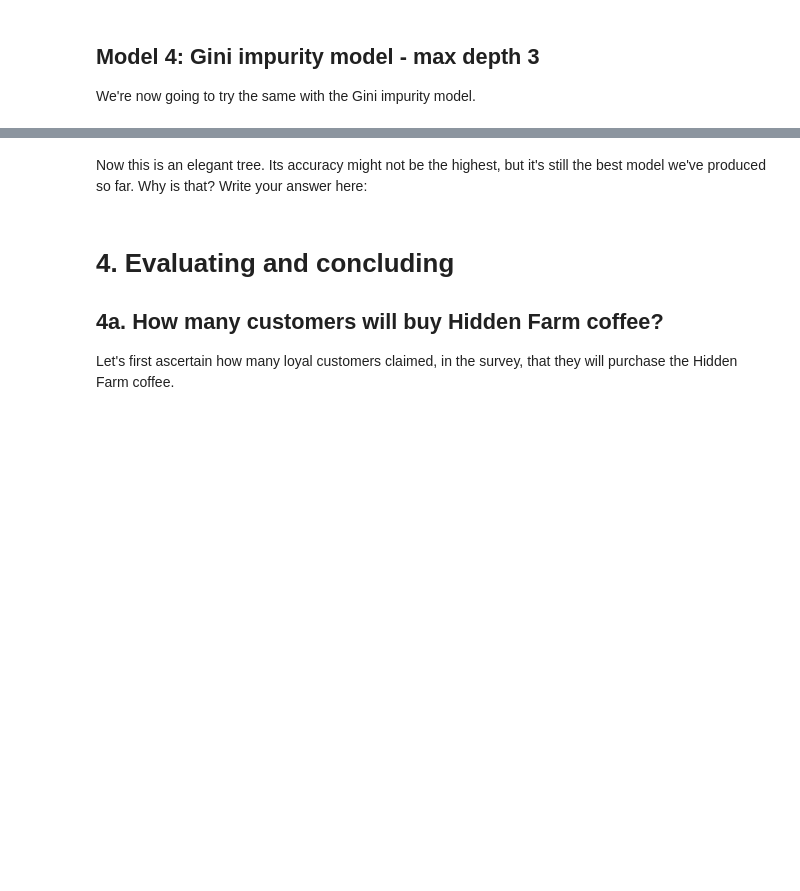
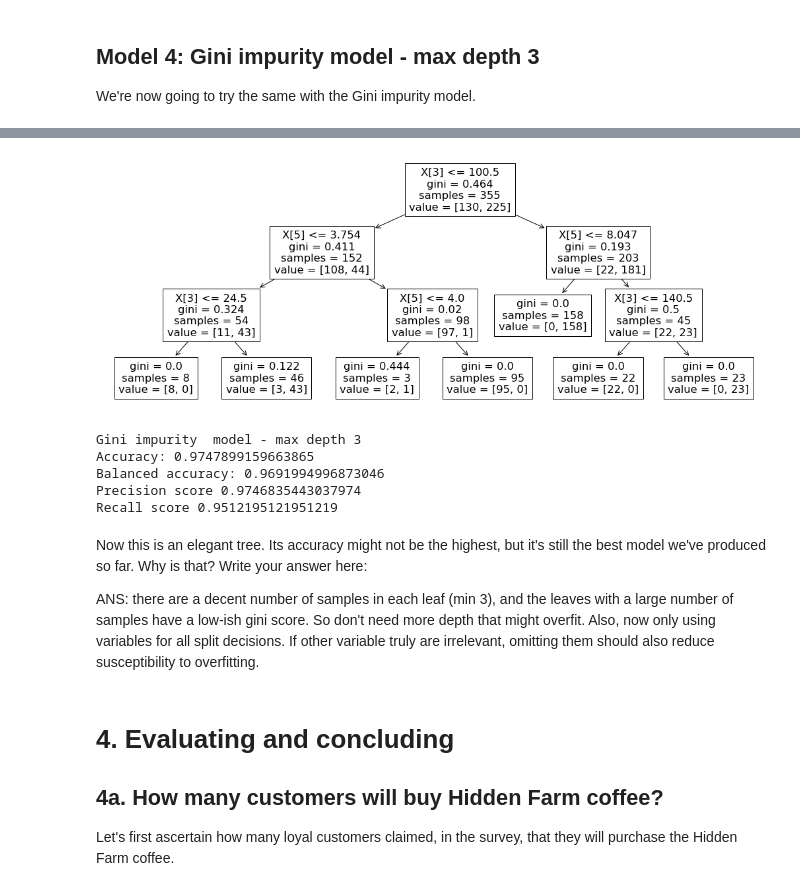
Before and after one commit to cabruck/DataScienceDecisionTree, a Jupyter notebook: Springboard Decision Tree Specialty Coffee Case Study - Tier 3.ipynb, the cells around one changed output, grey strips where cells are left out. Drawn from its saved outputs; the diff is of its cells as text; code cells hidden in the pictures; blank space fills up the shorter version.

```diff
--- a/Springboard Decision Tree Specialty Coffee Case Study - Tier 3.ipynb
+++ b/Springboard Decision Tree Specialty Coffee Case Study - Tier 3.ipynb
@@ -524,7 +571,9 @@ We're now going to try the same with the Gini impurity model.
 # %%
 # As before, make a variable, but call it gini_model2, and ensure the max_depth parameter is set to 3
-_ _ _ = _ _ _._ _ _(_ _ _ ='_ _ _ ', _ _ _ = 1234, _ _ _  = _ _ _ )
+gini_model2 = tree.DecisionTreeClassifier(criterion='gini', random_state = 1234, max_depth=3 )
 
 # Do the fit, predict, and series transformations as before.
-_ _ _
+gini_model2.fit(X_train,y_train)
+y_pred = gini_model2.predict(X_test)
+y_pred = pd.Series(y_pred)
 # %%
@@ -537,11 +587,24 @@ _ _ _
+# %%
+plt.figure(figsize=[18,7])
+tree.plot_tree(gini_model2);
+# %% [output]
+[figure, added]
 # %%
 print("Gini impurity  model - max depth 3")
 print("Accuracy:", metrics.accuracy_score(y_test,y_pred))
 print("Balanced accuracy:", metrics.balanced_accuracy_score(y_test,y_pred))
-print('Precision score' , metrics.precision_score(y_test,y_pred, pos_label = "YES"))
-print('Recall score' , metrics.recall_score(y_test,y_pred, pos_label = "NO"))
+print('Precision score' , metrics.precision_score(y_test,y_pred, pos_label = "Yes"))
+print('Recall score' , metrics.recall_score(y_test,y_pred, pos_label = "No"))
+# %% [output]
+Gini impurity  model - max depth 3
+Accuracy: 0.9747899159663865
+Balanced accuracy: 0.9691994996873046
+Precision score 0.9746835443037974
+Recall score 0.9512195121951219
 # %% [markdown]
 Now this is an elegant tree. Its accuracy might not be the highest, but it's still the best model we've produced so far. Why is that? Write your answer here:
+
+ANS: there are a decent number of samples in each leaf (min 3), and the leaves with a large number of samples have a low-ish gini score.  So don't need more depth that might overfit.  Also, now only using variables for all split decisions.  If other variable truly are irrelevant, omitting them should also reduce susceptibility to overfitting.
 # %% [markdown]
 # 4. Evaluating and concluding
 ## 4a. How many customers will buy Hidden Farm coffee?
```
Also changed, not shown: parts of 29 cells of this notebook.
